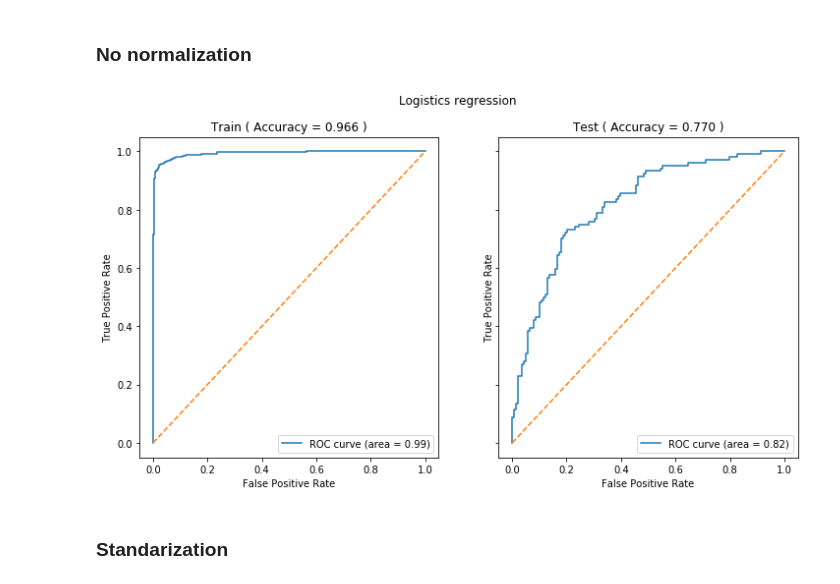
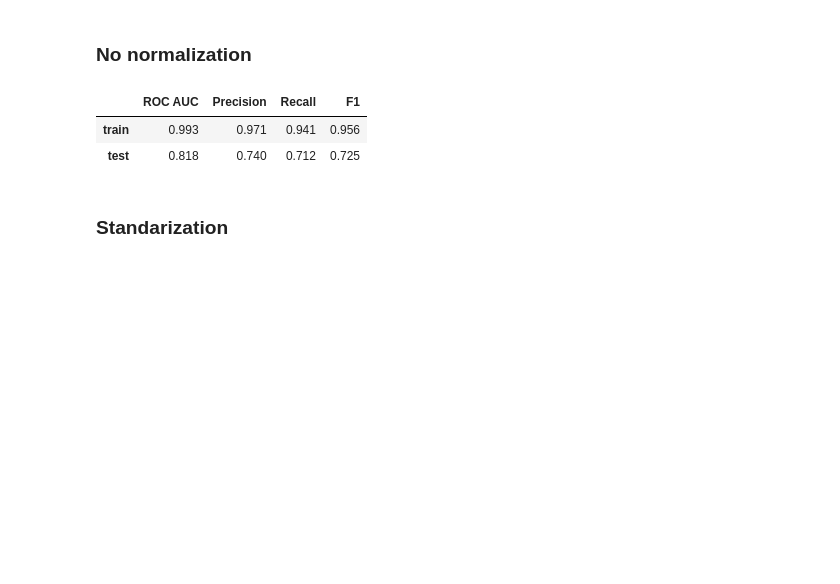
Before and after one commit to sjwilczynski/geneExpr, a Jupyter notebook: Normalizations.ipynb, the cells around one changed output. Saved outputs shown, nothing was run; the diff lists cells and outputs as text; code cells hidden in the pictures; blank space fills up the shorter version.

```diff
--- a/Normalizations.ipynb
+++ b/Normalizations.ipynb
@@ -29,9 +29,12 @@ Train and test sizes: (726, 12179) (243, 12179)
 # %% [markdown]
 ### No normalization
 # %%
-clf_logit_no_norm = fit_clf(LogisticRegression(solver="liblinear", penalty="l1", C=0.3), X_train, y_train, X_test, y_test, "Logistics regression")
+clf_logit_no_norm, train_scores, test_scores = fit_clf_scores(LogisticRegression(solver="liblinear", penalty="l1", C=0.3), X_train, y_train, X_test, y_test)
+print_scores(train_scores, test_scores)
 # %% [output]
-[figure, removed]
+|  | ROC AUC | Precision | Recall | F1 |
+| train | 0.993 | 0.971 | 0.941 | 0.956 |
+| test | 0.818 | 0.740 | 0.712 | 0.725 |
 # %% [markdown]
 ### Standarization
 # %%
```
Also changed, not shown: parts of 5 cells of this notebook, 2 other files.
